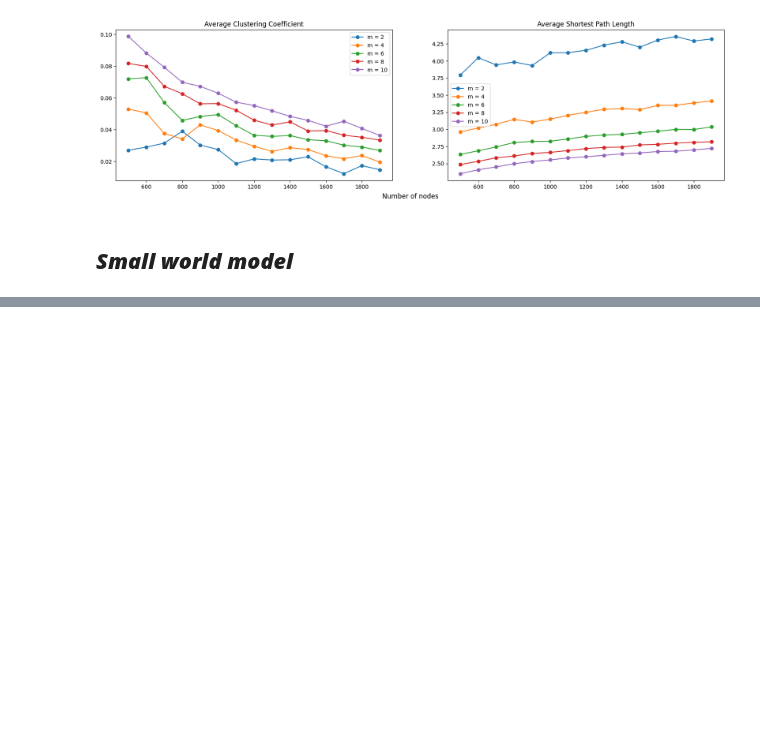
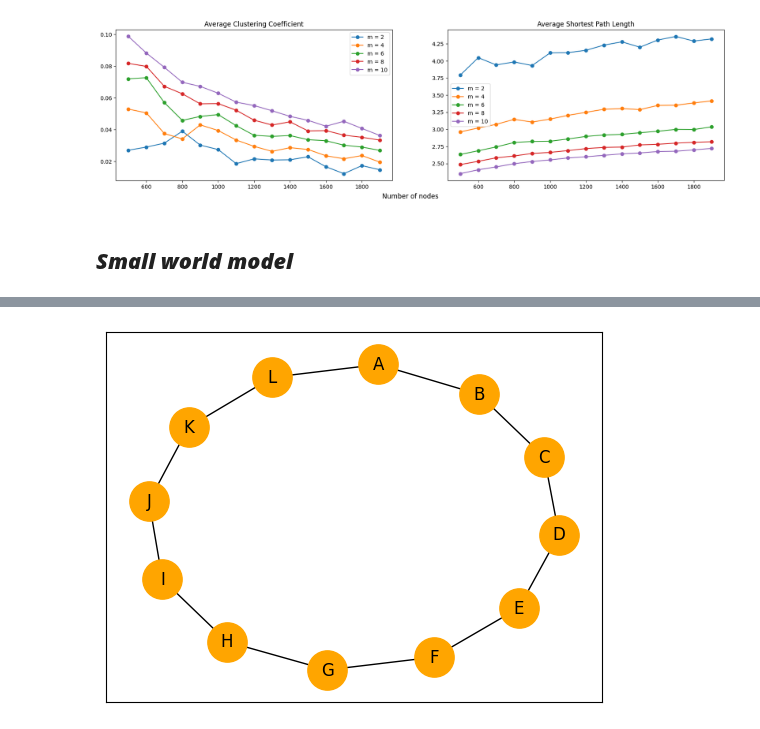
Before and after one commit to anoban/Applied-Social-Network-Analysis-in-Python, a Jupyter notebook: Anoban/Small World Networks.ipynb, the cells around one changed output, grey strips where cells are left out. Drawn from its saved outputs; the diff is of its cells as text; code cells hidden in the pictures; blank space fills up the shorter version.

```diff
--- a/Anoban/Small World Networks.ipynb
+++ b/Anoban/Small World Networks.ipynb
@@ -100,0 +108,3 @@ plt.show()
+# %%
+nodes = list(ascii_uppercase)[:12]
+nodes
@@ -100,0 +113,5 @@ plt.show()
+# %%
+# k = 2s, p = 0.4
+
+edges = [[nodes[i], nodes[i + 1]] for i in range(len(nodes) - 1)] + [["L", "A"]]
+edges
@@ -100,0 +131,8 @@ plt.show()
+# %%
+# Original graph
+
+graph = nx.Graph()
+graph.add_edges_from(edges)
+nx.draw_networkx(graph, node_color = "orange", node_size = 800)
+# %% [output]
+[figure, added]
```
Also changed, not shown: parts of 7 cells of this notebook.
